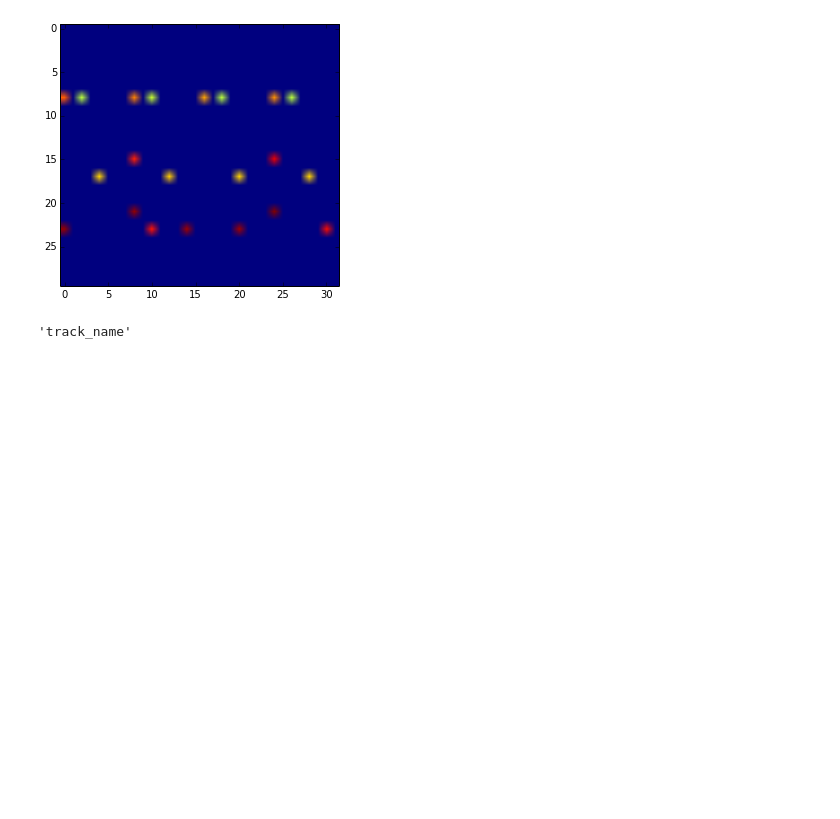
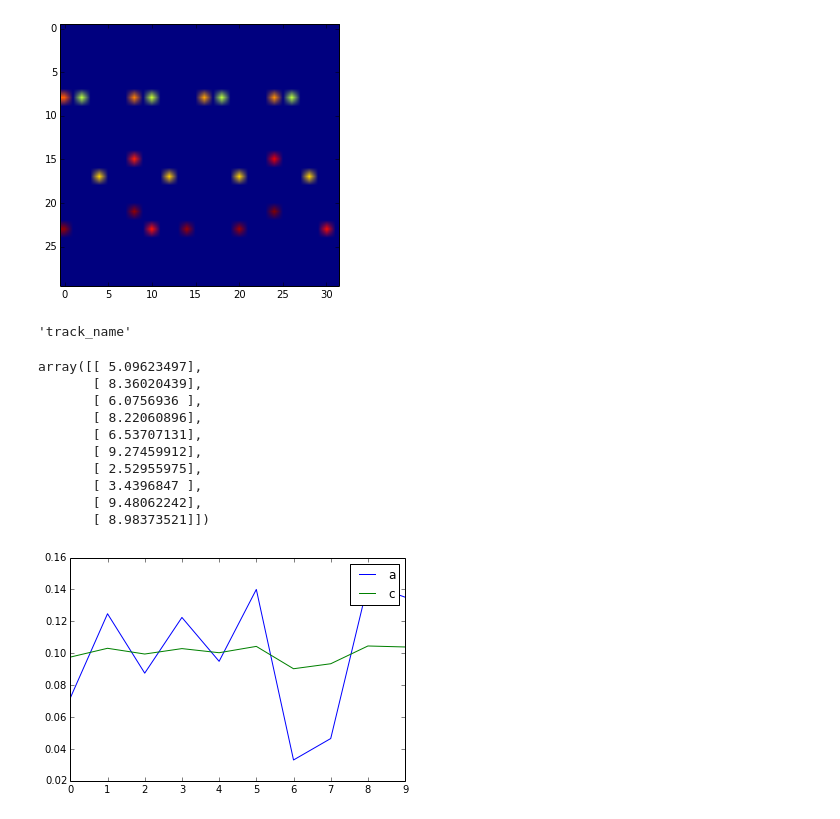
Before and after one commit to snikolov/neural-beats, a Jupyter notebook: notebooks/midi-test.ipynb, the cells around one changed output. Drawn from its saved outputs; the diff is of its cells as text; code cells hidden in the pictures; blank space fills up the shorter version.

```diff
--- a/notebooks/midi-test.ipynb
+++ b/notebooks/midi-test.ipynb
@@ -377,3 +422,27 @@ plt.show()
 mid.tracks[1][0].type
 # %% [output]
 'track_name'
+# %%
+a = np.random.random((10,1))
+temp = 10
+b = np.log(a) / temp
+c = np.exp(b) / np.sum(np.exp(b))
+
+plt.plot(a / np.sum(a))
+plt.hold(True)
+#plt.plot(b)
+plt.plot(c)
+plt.legend(['a','c'])
+a / c
+# %% [output]
+array([[ 5.09623497],
+       [ 8.36020439],
+       [ 6.0756936 ],
+       [ 8.22060896],
+       [ 6.53707131],
+       [ 9.27459912],
+       [ 2.52955975],
+       [ 3.4396847 ],
+       [ 9.48062242],
+       [ 8.98373521]])
+[figure, added]
```
Also changed, not shown: parts of 32 cells of this notebook, 3 other files.
